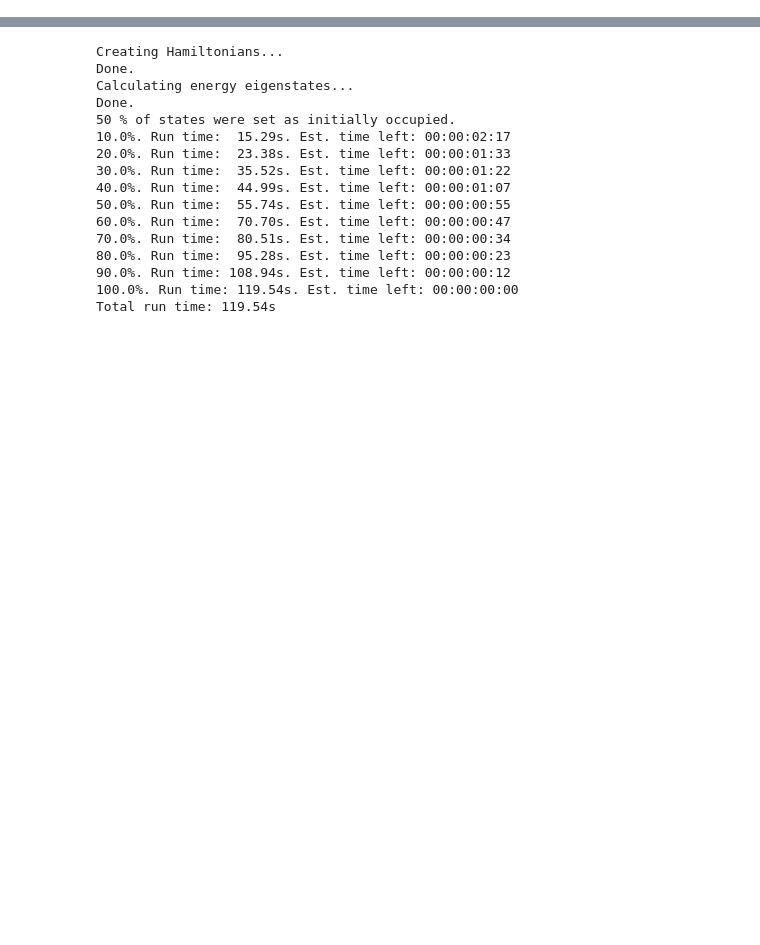
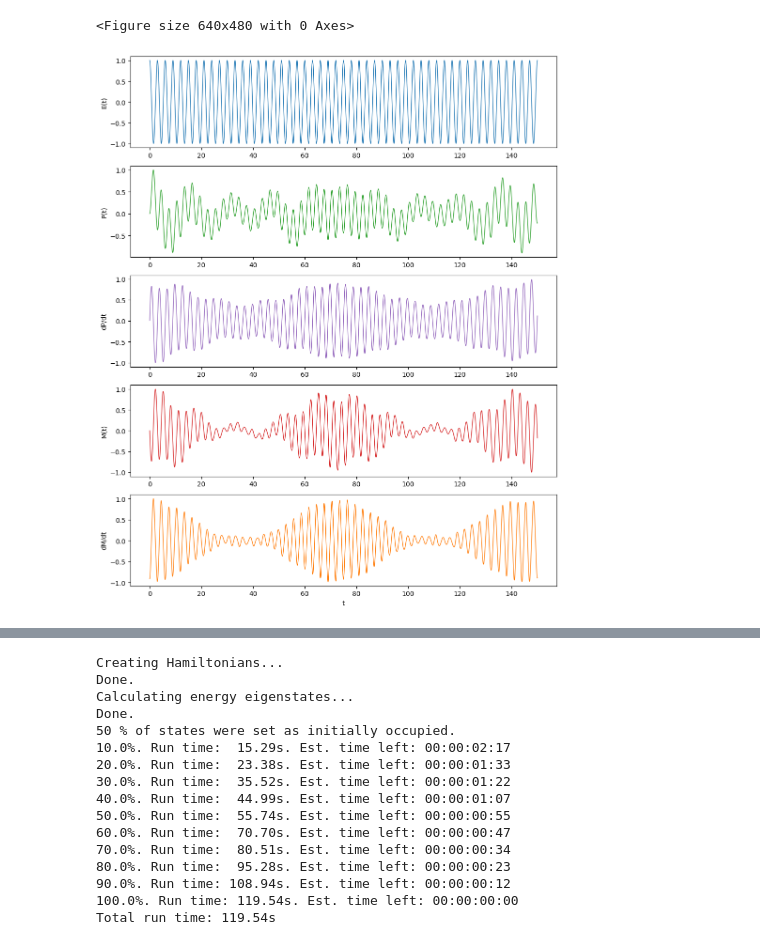
Before and after one commit to Leonard-P/orbitronics_research_project, a Jupyter notebook: lattice.ipynb, the cells around one changed output, grey strips where cells are left out. Saved outputs shown, nothing was run; the diff lists cells and outputs as text; code cells hidden in the pictures; blank space fills up the shorter version.

```diff
--- a/lattice.ipynb
+++ b/lattice.ipynb
@@ -67,0 +46,51 @@ Total run time:  75.24s
+# %%
+t = np.arange(0, l.steps * l.h, l.h)
+
+E = np.cos(omega * t)
+P = [state.polarisation[1] for state in l.states]
+P_current = np.diff(P) / l.h
+M = [state.curl_polarisation[0] for state in l.states]
+M_current = np.diff(M) / l.h
+
+P /= np.max(np.abs(P))
+P_current /= np.max(np.abs(P_current))
+M /= np.max(np.abs(M))
+M_current /= np.max(np.abs(M_current))
+
+cutoff_freq = 2 * omega
+freqs, P_fft = get_fft_range(P, cutoff_freq, l.h)
+_, E_fft = get_fft_range(E, cutoff_freq, l.h)
+_, M_fft = get_fft_range(M, cutoff_freq, l.h)
+
+freqs /= omega / (2 * np.pi)
+# %%
+plt.cla()
+plt.clf()
+plt.rcParams['lines.linewidth'] = 1
+
+fig, axs = plt.subplots(5, 1, figsize=(10, 12))
+
+
+axs[0].plot(t, E, label="E(t)", color="tab:blue")
+axs[0].set_ylabel("E(t)")
+
+axs[1].plot(t, P, label="P(t)", color="tab:green")
+axs[1].set_ylabel("P(t)")
+
+axs[2].plot(t[:-1], P_current, label="dP/dt", color="tab:purple")
+axs[2].set_ylabel("dP/dt")
+
+axs[3].plot(t, M, label="M(t)", color="tab:red")
+axs[3].set_ylabel("M(t)")
+
+axs[4].plot(t[:-1], M_current, label="dM/dt", color="tab:orange")
+axs[4].set_ylabel("dM/dt")
+
+axs[4].set_xlabel("t")
+
+plt.tight_layout()
+plt.savefig("sim_pol_results/rect6x12w2pi3h5e-3T50.pdf")
+plt.show()
+# %% [output]
+<Figure size 640x480 with 0 Axes>
+[figure, added]
```
Also changed, not shown: parts of 9 cells of this notebook, 5 other files.
